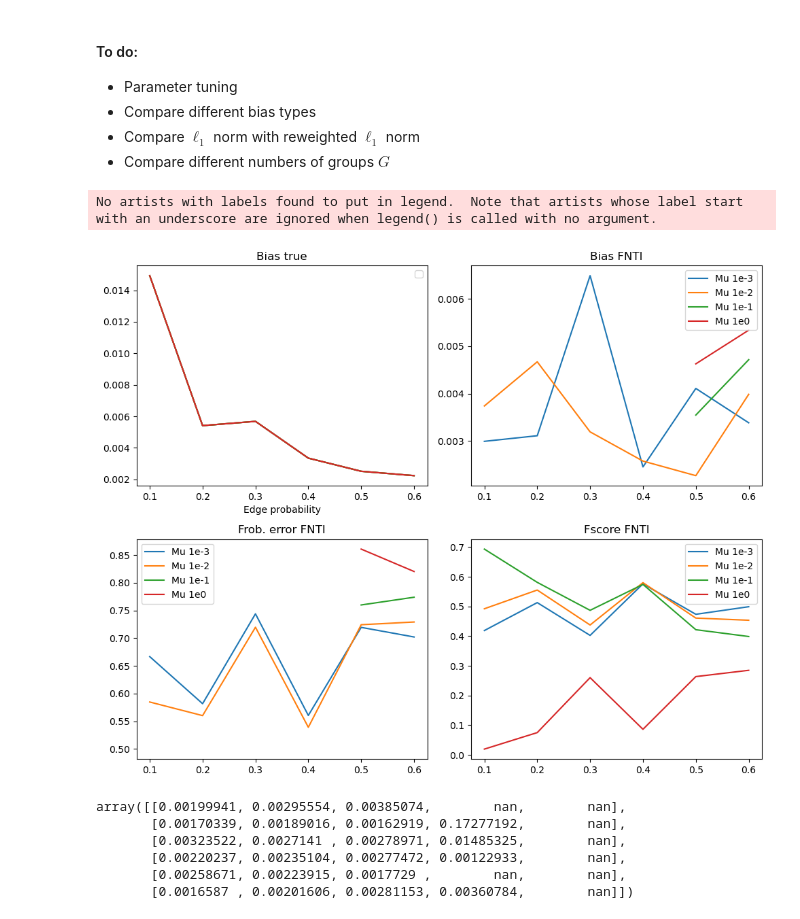
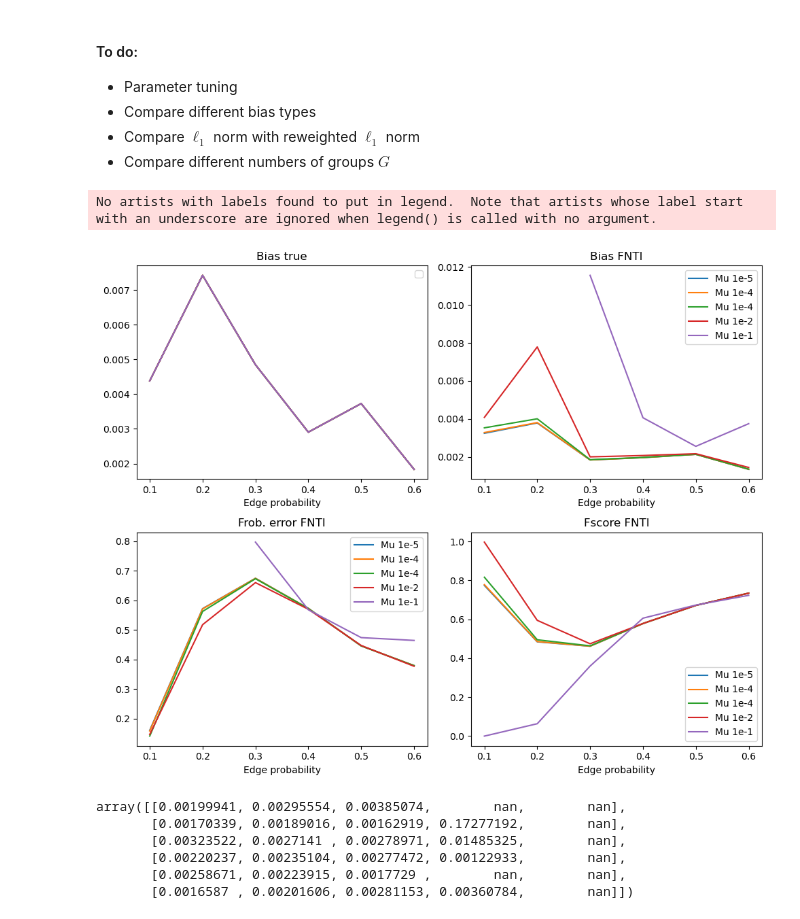
Before and after one commit to andreibuciulea/fair_GL, a Jupyter notebook: synth_sims_sparsity.ipynb, the cells around one changed output. Saved outputs shown, nothing was run; the diff lists cells and outputs as text; code cells hidden in the pictures.

```diff
--- a/synth_sims_sparsity.ipynb
+++ b/synth_sims_sparsity.ipynb
@@ -33,8 +33,8 @@ N = 40
 G = 3
 edge_prob = [0.1, 0.2, 0.3, 0.4,0.5,0.6]
 #edge_prob = [0.1]
-L = 2
-M = 100000
+L = 3
+M = 1000000
 
 opt_bias_type = 'dp'
 eval_bias_type = 'dp'
@@ -44,9 +44,9 @@ norm_scale = lambda A: np.sum(A[0]) if np.sum(A[0]) != 0 else 1
 # --------------------------------
 
 # Parameters
-labels = ['Mu 1e-3', 'Mu 1e-2','Mu 1e-1','Mu 1e0']
-mus1 = np.logspace(-3,0,4)
-mu2 = 1
+labels = ['Mu 1e-5', 'Mu 1e-4','Mu 1e-4','Mu 1e-2','Mu 1e-1']
+mus1 = np.logspace(-5,-1,5)
+mu2 = 10
 eta = 1e-5
 
 nep = len(edge_prob)
@@ -66,11 +66,17 @@ for t in range(T):
         Z = np.eye(G)[np.sort(np.random.choice(G, N))].T
         Ng = np.sum(Z, axis=1).astype(int)
 
+        #Estimate covariance
+        Sigma, Theta = create_mtp2_cov(A)
+        Theta_od = Theta*(1-np.eye(N))
+        X = np.random.multivariate_normal(np.zeros(N), Sigma, M)
+        C_est = X.T@X/M
+
         # Estimate covariance
-        H = create_filter(A=A, L=L)
-        C = create_poly_cov(H=H)
-        X = poly_samples(H=H, M=M)
-        C_est = est_cov(X=X)
+        #H = create_filter(A=A, L=L)
+        #C = create_poly_cov(H=H)
+        #X = poly_samples(H=H, M=M)
+        #C_est = est_cov(X=X)
 
         for k, m1 in enumerate(mus1):
             Theta_hat = FairGLASSO_fista(C_est, m1, eta, mu2, Z, bias_type='dp',
@@ -112,38 +118,38 @@ f1_f = np.mean(f1_fnti, axis=2)
 # Create a 2x2 grid of subplots
 fig, axs = plt.subplots(2, 2, figsize=(10, 8))
 
 # First subplot
 axs[0, 0].plot(edge_prob,b_t)
 axs[0, 0].set_title('Bias true')
 axs[0, 0].legend()
-axs[0,0].set_xlabel('Edge probability')
+axs[0, 0].set_xlabel('Edge probability')
 # Second subplot
 for l, line in enumerate(b_f.T):
     axs[0, 1].plot(edge_prob, line, label=labels[l])
 axs[0, 1].set_title('Bias FNTI')
 axs[0, 1].legend()
-axs[0,0].set_xlabel('Edge probability')
+axs[0, 1].set_xlabel('Edge probability')
 
 # Third subplot
 for l, line in enumerate(f_f.T):
     axs[1, 0].plot(edge_prob, line, label=labels[l])
 axs[1, 0].set_title('Frob. error FNTI')
 axs[1, 0].legend()
-axs[0,0].set_xlabel('Edge probability')
+axs[1, 0].set_xlabel('Edge probability')
 # Fourth subplot
 for l, line in enumerate(f1_f.T):
     axs[1, 1].plot(edge_prob, line, label=labels[l])
 axs[1, 1].set_title('Fscore FNTI')
 axs[1, 1].legend()
-axs[0,0].set_xlabel('Edge probability')
+axs[1, 1].set_xlabel('Edge probability')
 # Adjust layout
 plt.tight_layout()
 
 # Show plot
 plt.show()
 # %% [output]
 No artists with labels found to put in legend.  Note that artists whose label start with an underscore are ignored when legend() is called with no argument.
-[figure, old version]
+[figure, new version]
 # %%
 
 np.mean(bias_fnti, axis=2)
```
